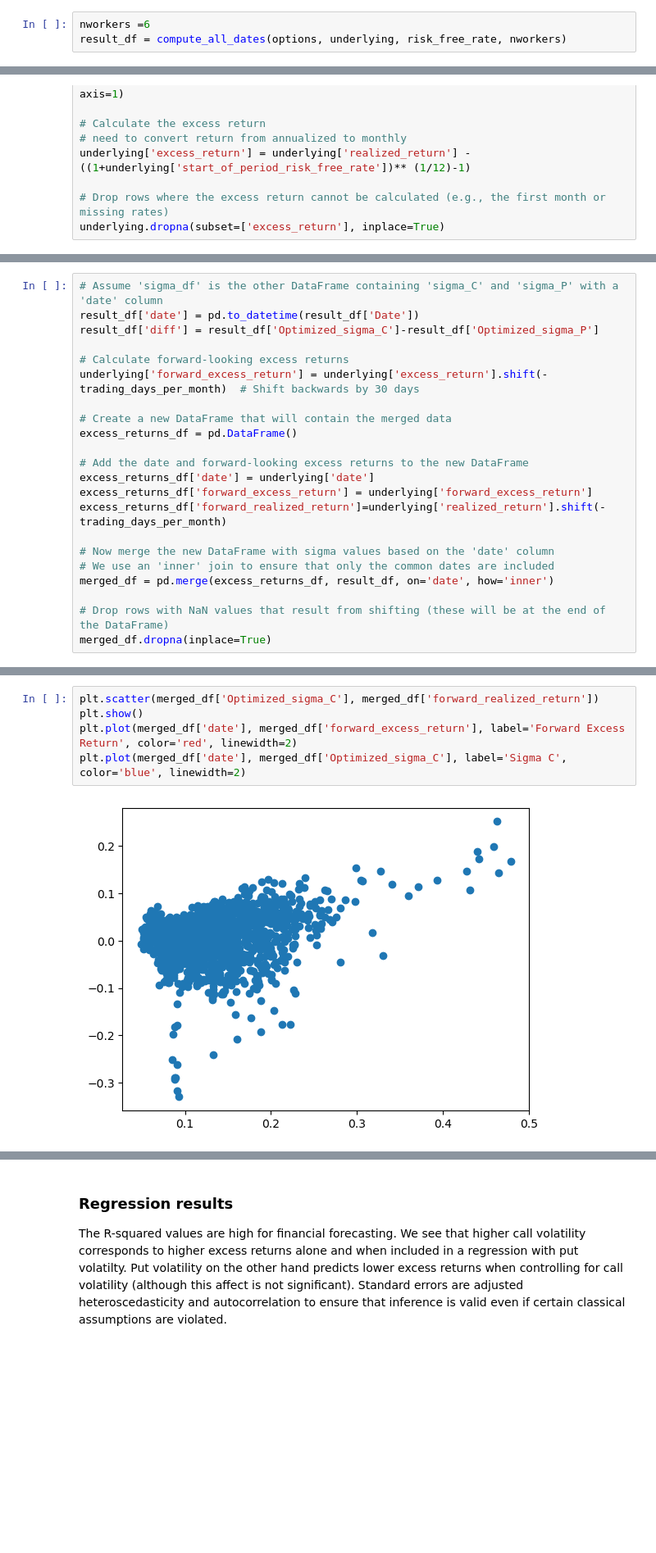
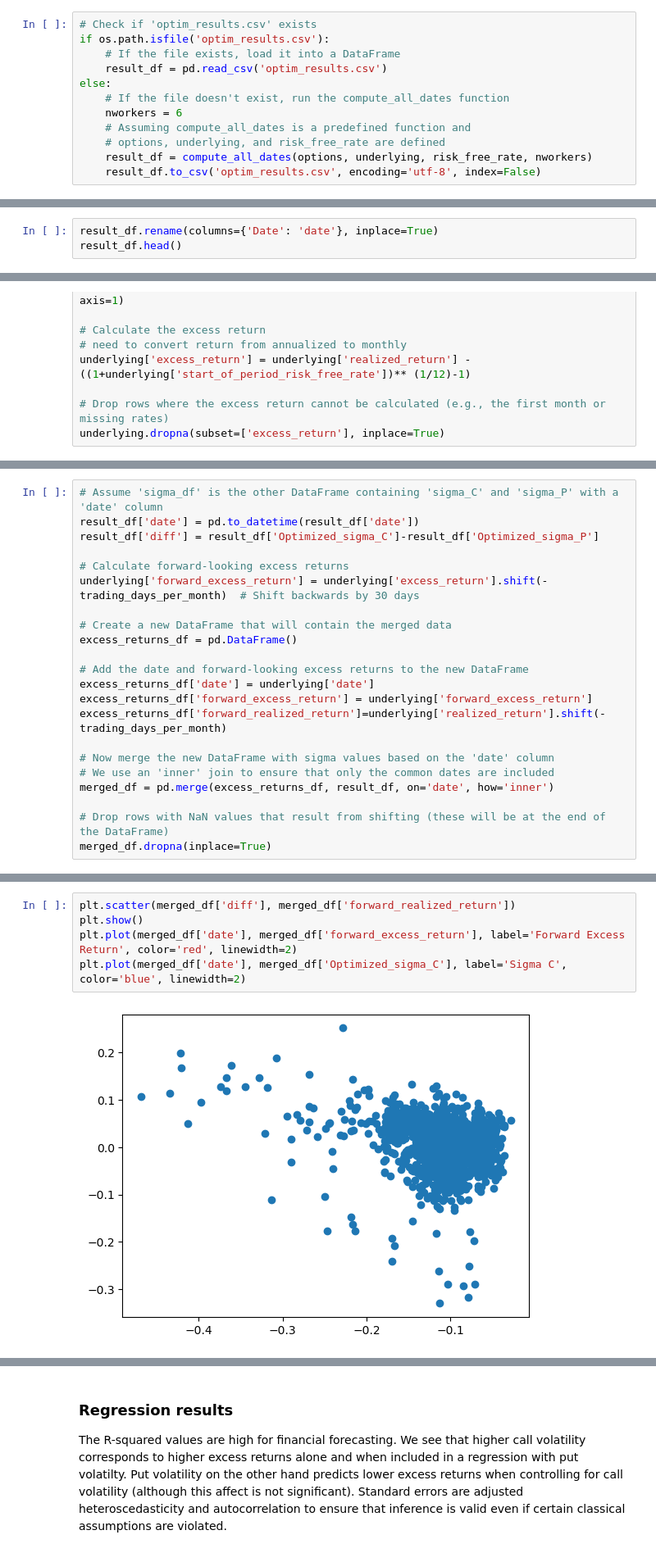
Before and after one commit to patjshultz/bs_two_IV, a Jupyter notebook: bs_two_sigma.ipynb, the cells around one changed output, grey strips where cells are left out. Shown at 82% size. Cells and saved outputs as stored; diff of their text form; blank space fills up the shorter version.

```diff
--- a/bs_two_sigma.ipynb
+++ b/bs_two_sigma.ipynb
@@ -475,5 +484,14 @@ plot_option_prices([underlying['date'].iloc[1]], options, underlying, risk_free_
 # %% [output]
 [figure]
 # %%
-nworkers =6
-result_df = compute_all_dates(options, underlying, risk_free_rate, nworkers)
+# Check if 'optim_results.csv' exists
+if os.path.isfile('optim_results.csv'):
+    # If the file exists, load it into a DataFrame
+    result_df = pd.read_csv('optim_results.csv')
+else:
+    # If the file doesn't exist, run the compute_all_dates function
+    nworkers = 6
+    # Assuming compute_all_dates is a predefined function and
+    # options, underlying, and risk_free_rate are defined
+    result_df = compute_all_dates(options, underlying, risk_free_rate, nworkers)
+    result_df.to_csv('optim_results.csv', encoding='utf-8', index=False)
@@ -486,0 +498,3 @@ plot_results(result_df)
+# %%
+result_df.rename(columns={'Date': 'date'}, inplace=True)
+result_df.head()
@@ -634,6 +655,6 @@ plt.show()
 # %%
 # Assume 'sigma_df' is the other DataFrame containing 'sigma_C' and 'sigma_P' with a 'date' column
-result_df['date'] = pd.to_datetime(result_df['Date'])
+result_df['date'] = pd.to_datetime(result_df['date'])
 result_df['diff'] = result_df['Optimized_sigma_C']-result_df['Optimized_sigma_P']
 
 # Calculate forward-looking excess returns
@@ -793,8 +854,8 @@ summary_df
 # %%
-plt.scatter(merged_df['Optimized_sigma_C'], merged_df['forward_realized_return'])
+plt.scatter(merged_df['diff'], merged_df['forward_realized_return'])
 plt.show()
 plt.plot(merged_df['date'], merged_df['forward_excess_return'], label='Forward Excess Return', color='red', linewidth=2)
 plt.plot(merged_df['date'], merged_df['Optimized_sigma_C'], label='Sigma C', color='blue', linewidth=2)
 # %% [output]
-[figure, old version]
+[figure, new version]
 [<matplotlib.lines.Line2D at 0x...>]
```
Also changed, not shown: parts of 30 cells of this notebook, 2 other files.
